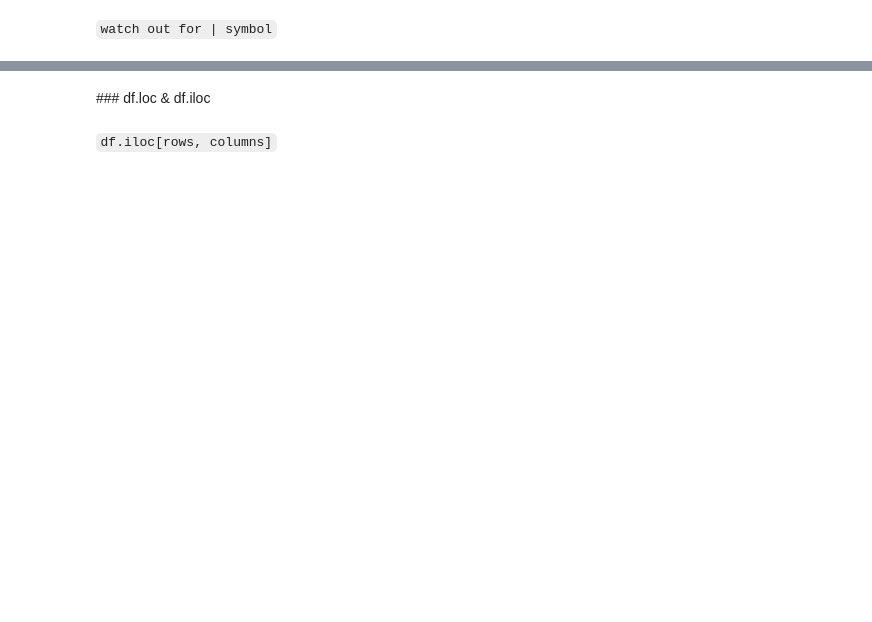
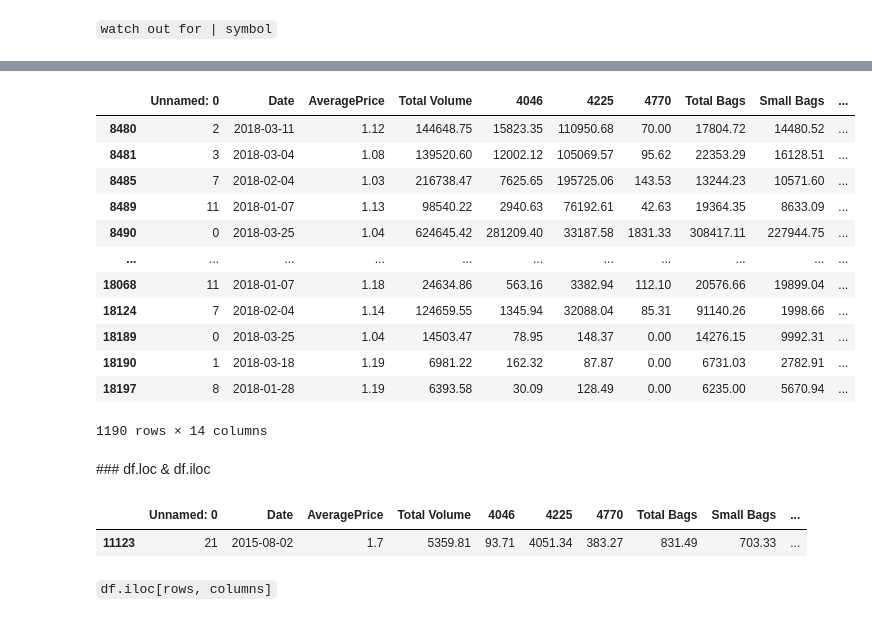
Before and after one commit to Ironhack-data-bcn-january-2024/lectures, a Jupyter notebook: week-2/3-Pandas II - Transformation.ipynb, the cells around one changed output, grey strips where cells are left out. Saved outputs shown, nothing was run; the diff lists cells and outputs as text; code cells hidden in the pictures; blank space fills up the shorter version.

```diff
--- a/week-2/3-Pandas II - Transformation.ipynb
+++ b/week-2/3-Pandas II - Transformation.ipynb
@@ -26,0 +204,29 @@ import numpy as np
+# %%
+condition_1 = df["year"] == 2018
+condition_2 = df["type"] == "organic"
+condition_3 = df["AveragePrice"] < 1.20
+
+
+df[condition_1 & condition_2 | condition_3].sample(5) # ampersand # et (&) y comercial
+# %%
+df[condition_1 & condition_2 | condition_3]
+df[(condition_1 & condition_2) | condition_3]
+
+df[condition_1 & (condition_2 | condition_3)]
+
+df[condition_1 | (condition_2 & condition_3)]
+df[(condition_1 | condition_2) & condition_3]
+# %% [output]
+|  | Unnamed: 0 | Date | AveragePrice | Total Volume | 4046 | 4225 | 4770 | Total Bags | Small Bags | ... |
+| 8480 | 2 | 2018-03-11 | 1.12 | 144648.75 | 15823.35 | 110950.68 | 70.00 | 17804.72 | 14480.52 | ... |
+| 8481 | 3 | 2018-03-04 | 1.08 | 139520.60 | 12002.12 | 105069.57 | 95.62 | 22353.29 | 16128.51 | ... |
+| 8485 | 7 | 2018-02-04 | 1.03 | 216738.47 | 7625.65 | 195725.06 | 143.53 | 13244.23 | 10571.60 | ... |
+| 8489 | 11 | 2018-01-07 | 1.13 | 98540.22 | 2940.63 | 76192.61 | 42.63 | 19364.35 | 8633.09 | ... |
+| 8490 | 0 | 2018-03-25 | 1.04 | 624645.42 | 281209.40 | 33187.58 | 1831.33 | 308417.11 | 227944.75 | ... |
+| ... | ... | ... | ... | ... | ... | ... | ... | ... | ... | ... |
+| 18068 | 11 | 2018-01-07 | 1.18 | 24634.86 | 563.16 | 3382.94 | 112.10 | 20576.66 | 19899.04 | ... |
+| 18124 | 7 | 2018-02-04 | 1.14 | 124659.55 | 1345.94 | 32088.04 | 85.31 | 91140.26 | 1998.66 | ... |
+| 18189 | 0 | 2018-03-25 | 1.04 | 14503.47 | 78.95 | 148.37 | 0.00 | 14276.15 | 9992.31 | ... |
+| 18190 | 1 | 2018-03-18 | 1.19 | 6981.22 | 162.32 | 87.87 | 0.00 | 6731.03 | 2782.91 | ... |
+| 18197 | 8 | 2018-01-28 | 1.19 | 6393.58 | 30.09 | 128.49 | 0.00 | 6235.00 | 5670.94 | ... |
+1190 rows × 14 columns
@@ -27,4 +239,9 @@ import numpy as np
 # %% [markdown]
 ### df.loc & df.iloc
+# %%
+df.sample()
+# %% [output]
+|  | Unnamed: 0 | Date | AveragePrice | Total Volume | 4046 | 4225 | 4770 | Total Bags | Small Bags | ... |
+| 11123 | 21 | 2015-08-02 | 1.7 | 5359.81 | 93.71 | 4051.34 | 383.27 | 831.49 | 703.33 | ... |
 # %% [markdown]
 `df.iloc[rows, columns]`
```
Also changed, not shown: parts of 48 cells of this notebook.
